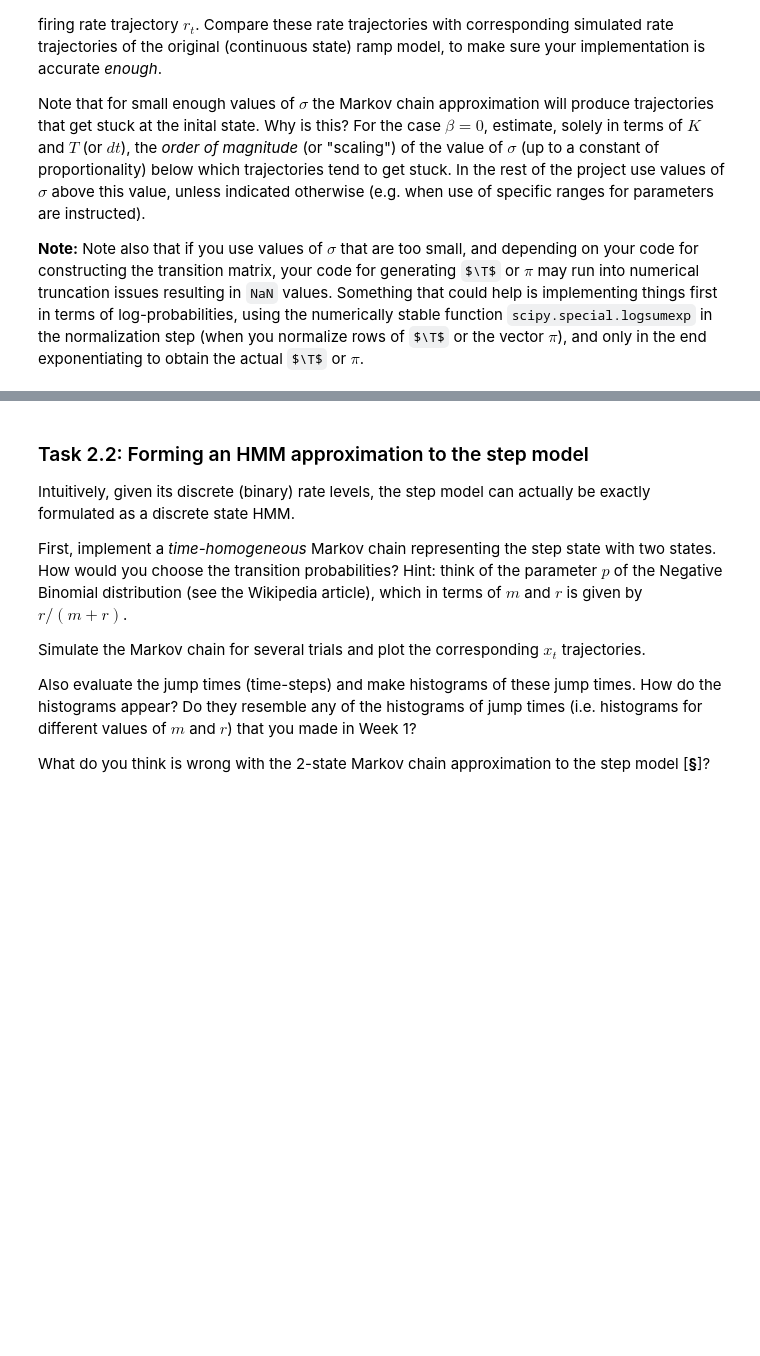
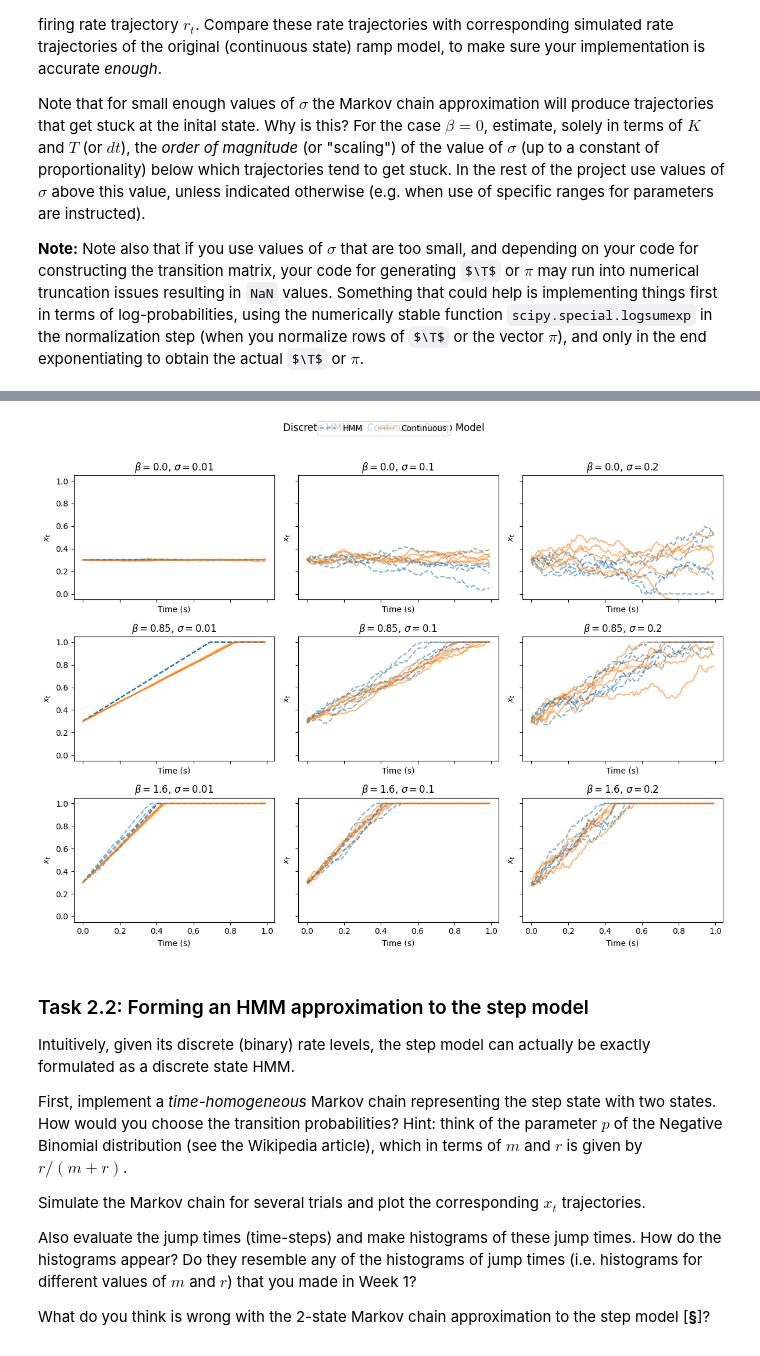
Before and after one commit to jakedlyons/gg3_v2, a Jupyter notebook: GG3_project.ipynb, the cells around one changed output, grey strips where cells are left out. Drawn from its saved outputs; the diff is of its cells as text; code cells hidden in the pictures; some formulas as TeX source; blank space fills up the shorter version.

```diff
--- a/GG3_project.ipynb
+++ b/GG3_project.ipynb
@@ -867,3 +1118,93 @@ Note that for small enough values of $\sigma$ the Markov chain approximation wil
+# %%
+def simulate_discrete_ramp(T, pi, trans, K, n_trials=5):
+    """
+    Simulate n_trials trajectories from the discrete-state HMM ramp model.
+    Returns array of shape (n_trials, T) with values in [0, 1].
+    """
+    states = np.zeros((n_trials, T), dtype=int)
+
+    for trial in range(n_trials):
+        s = np.random.choice(K, p=pi)
+        states[trial, 0] = s
+
+        for t in range(1, T):
+            s = np.random.choice(K, p=trans[states[trial, t-1]])
+            states[trial, t] = s
+
+    xs = states / (K - 1)
+    return xs
+
+def plot_ramp_hmm_vs_continuous(
+    ax=None,
+    K=100, beta=0.85, sigma=0.25, x0=0.3,
+    T=1000, n_trials=5, Rh=50
+):
+    dt = 1 / T
+
+    trans, pi = build_ramp_hmm(K=K, beta=beta, sigma=sigma, dt=dt, x0=x0)
+    hmm_xs = simulate_discrete_ramp(T, pi, trans, K, n_trials=n_trials)
+
+    ramp = RampModel(beta=beta, sigma=sigma, x0=x0, Rh=Rh)
+    _, cont_xs, _ = ramp.simulate(Ntrials=n_trials, T=T)
+
+    time = np.arange(T) / T
+
+    if ax is None:
+        fig, ax = plt.subplots(figsize=(10, 5))
+
+    for i in range(n_trials):
+        ax.plot(time, hmm_xs[i], '--', color='tab:blue', alpha=0.6,
+                label='HMM' if i == 0 else None)
+        ax.plot(time, cont_xs[i], '-', color='tab:orange', alpha=0.6,
+                label='Continuous' if i == 0 else None)
+
+    ax.set_xlabel('Time (s)')
+    ax.set_ylabel('$x_t$')
+    ax.set_title(f'$\\beta={beta}$, $\\sigma={sigma}$')
+    ax.set_ylim(-0.05, 1.05)
+
+    return ax
+
+betas = [0.0, 0.85, 1.6]
+sigmas = [0.01, 0.1, 0.2]
+
+K = 100
+x0 = 0.3
+T = 100
+n_trials = 5
+Rh = 50
+
+fig, axes = plt.subplots(
+    nrows=len(betas),
+    ncols=len(sigmas),
+    figsize=(4 * len(sigmas), 3 * len(betas)),
+    sharex=True,
+    sharey=True
+)
+
+for i, beta in enumerate(betas):
+    for j, sigma in enumerate(sigmas):
+        ax = axes[i, j]
+        plot_ramp_hmm_vs_continuous(
+            ax=ax,
+            K=K,
+            beta=beta,
+            sigma=sigma,
+            x0=x0,
+            T=T,
+            n_trials=n_trials,
+            Rh=Rh
+        )
+
+# One shared legend for the whole figure
+handles, labels = axes[0, 0].get_legend_handles_labels()
+fig.legend(handles, labels, loc='upper center', ncol=2)
+
+fig.suptitle('Discrete HMM vs Continuous Ramp Model', y=1.02)
+plt.tight_layout()
+plt.show()
+# %% [output]
+[figure, added]
 # %% [markdown]
 ### Task 2.2:  Forming an HMM approximation to the step model
 
```
Also changed, not shown: parts of 5 cells of this notebook.
